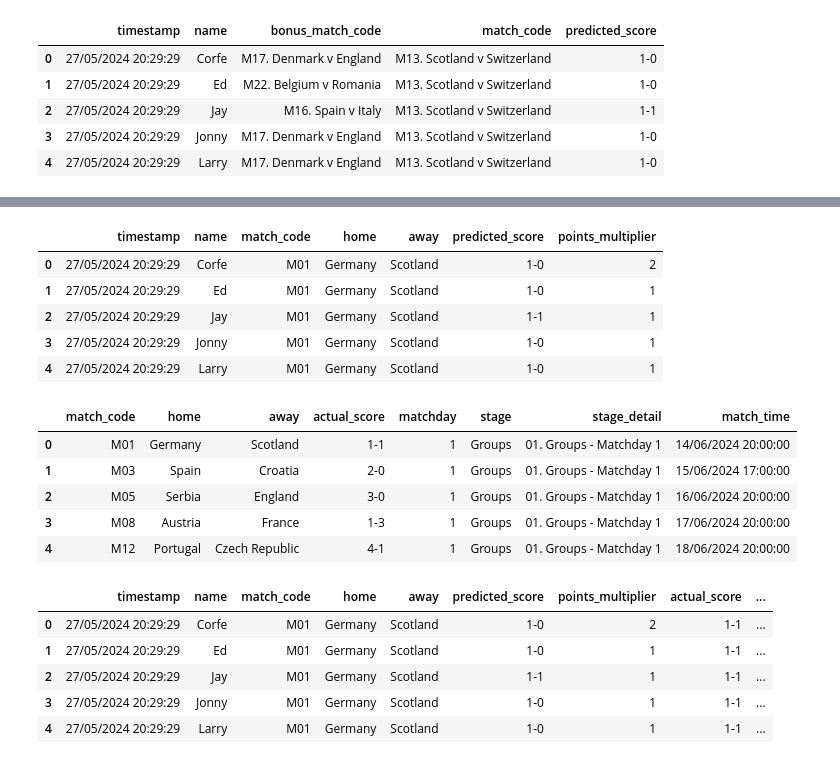
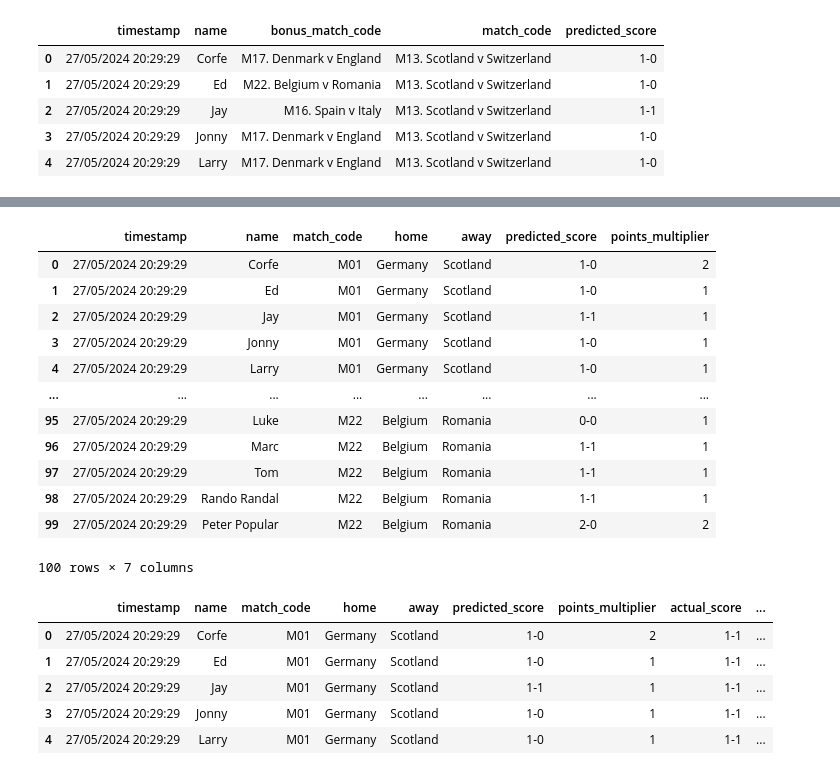
Before and after one commit to tmorgan94/euro2024-predictions, a Jupyter notebook: euro2024_predictions.ipynb, the cells around one changed output, grey strips where cells are left out. Saved outputs shown, nothing was run; the diff lists cells and outputs as text; code cells hidden in the pictures.

```diff
--- a/euro2024_predictions.ipynb
+++ b/euro2024_predictions.ipynb
@@ -75,25 +106,22 @@ df_predictions['points_multiplier'] = df_predictions.apply(lambda row: 2 if row[
 # %%
 # Extract MatchCode, Home, and Away using regular expressions
 df_predictions[['match_code', 'home', 'away']] = df_predictions['match_code'].str.extract(r'(M\d{2}). (.+) v (.+)')
 df_predictions = df_predictions[['timestamp', 'name', 'match_code', 'home', 'away', 'predicted_score', 'points_multiplier']]
+df_predictions
+# %% [output]
+|  | timestamp | name | match_code | home | away | predicted_score | points_multiplier |
+| 0 | 27/05/2024 20:29:29 | Corfe | M01 | Germany | Scotland | 1-0 | 2 |
+| 1 | 27/05/2024 20:29:29 | Ed | M01 | Germany | Scotland | 1-0 | 1 |
+| 2 | 27/05/2024 20:29:29 | Jay | M01 | Germany | Scotland | 1-1 | 1 |
+| 3 | 27/05/2024 20:29:29 | Jonny | M01 | Germany | Scotland | 1-0 | 1 |
+| 4 | 27/05/2024 20:29:29 | Larry | M01 | Germany | Scotland | 1-0 | 1 |
+| ... | ... | ... | ... | ... | ... | ... | ... |
+| 95 | 27/05/2024 20:29:29 | Luke | M22 | Belgium | Romania | 0-0 | 1 |
+| 96 | 27/05/2024 20:29:29 | Marc | M22 | Belgium | Romania | 1-1 | 1 |
+| 97 | 27/05/2024 20:29:29 | Tom | M22 | Belgium | Romania | 1-1 | 1 |
+| 98 | 27/05/2024 20:29:29 | Rando Randal | M22 | Belgium | Romania | 1-1 | 1 |
+| 99 | 27/05/2024 20:29:29 | Peter Popular | M22 | Belgium | Romania | 2-0 | 2 |
+100 rows × 7 columns
-# %%
-df_predictions.head()
-# %% [output]
-|  | timestamp | name | match_code | home | away | predicted_score | points_multiplier |
-| 0 | 27/05/2024 20:29:29 | Corfe | M01 | Germany | Scotland | 1-0 | 2 |
-| 1 | 27/05/2024 20:29:29 | Ed | M01 | Germany | Scotland | 1-0 | 1 |
-| 2 | 27/05/2024 20:29:29 | Jay | M01 | Germany | Scotland | 1-1 | 1 |
-| 3 | 27/05/2024 20:29:29 | Jonny | M01 | Germany | Scotland | 1-0 | 1 |
-| 4 | 27/05/2024 20:29:29 | Larry | M01 | Germany | Scotland | 1-0 | 1 |
-# %%
-df_results.head()
-# %% [output]
-|  | match_code | home | away | actual_score | matchday | stage | stage_detail | match_time |
-| 0 | M01 | Germany | Scotland | 1-1 | 1 | Groups | 01. Groups - Matchday 1 | 14/06/2024 20:00:00 |
-| 1 | M03 | Spain | Croatia | 2-0 | 1 | Groups | 01. Groups - Matchday 1 | 15/06/2024 17:00:00 |
-| 2 | M05 | Serbia | England | 3-0 | 1 | Groups | 01. Groups - Matchday 1 | 16/06/2024 20:00:00 |
-| 3 | M08 | Austria | France | 1-3 | 1 | Groups | 01. Groups - Matchday 1 | 17/06/2024 20:00:00 |
-| 4 | M12 | Portugal | Czech Republic | 4-1 | 1 | Groups | 01. Groups - Matchday 1 | 18/06/2024 20:00:00 |
 # %%
 # Merge DataFrames based on 'MatchCode', 'Home', and 'Away'
 df_merged = pd.merge(df_predictions, df_results, on=['match_code', 'home', 'away'], how='inner')
```
Also changed, not shown: parts of 23 cells of this notebook, 11 other files.
